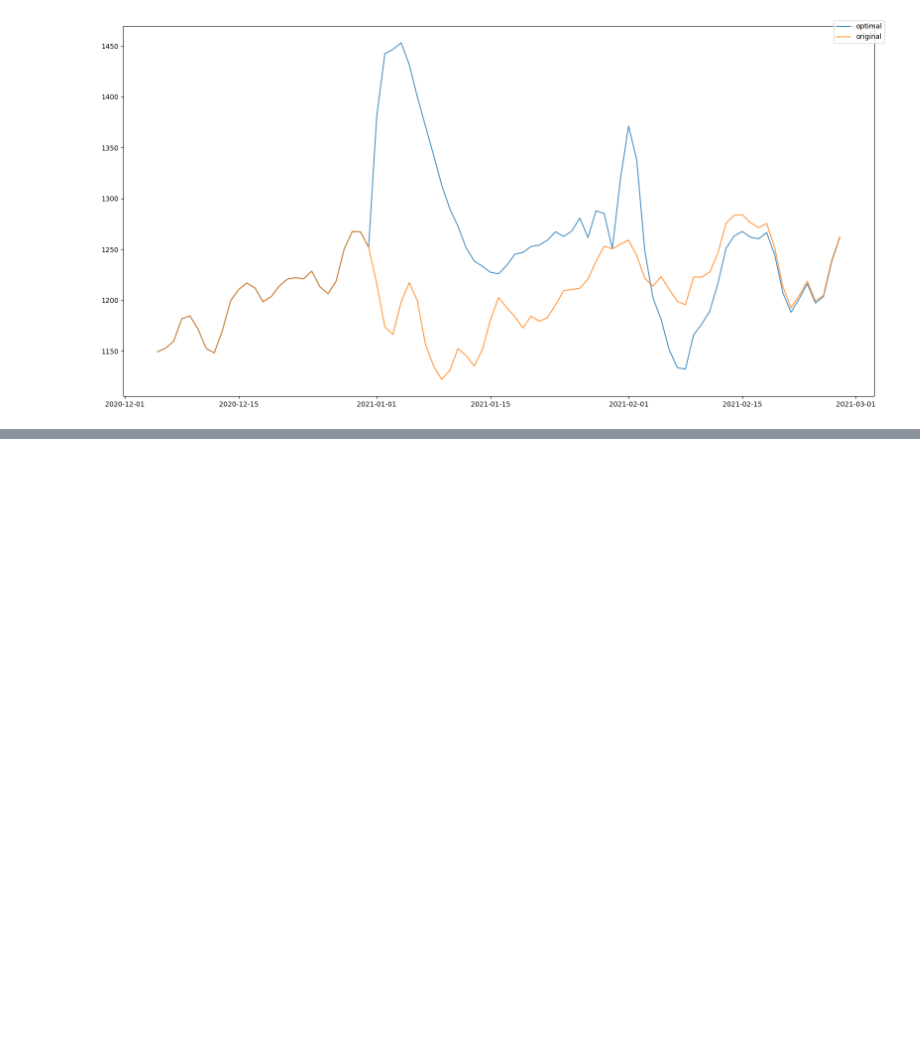
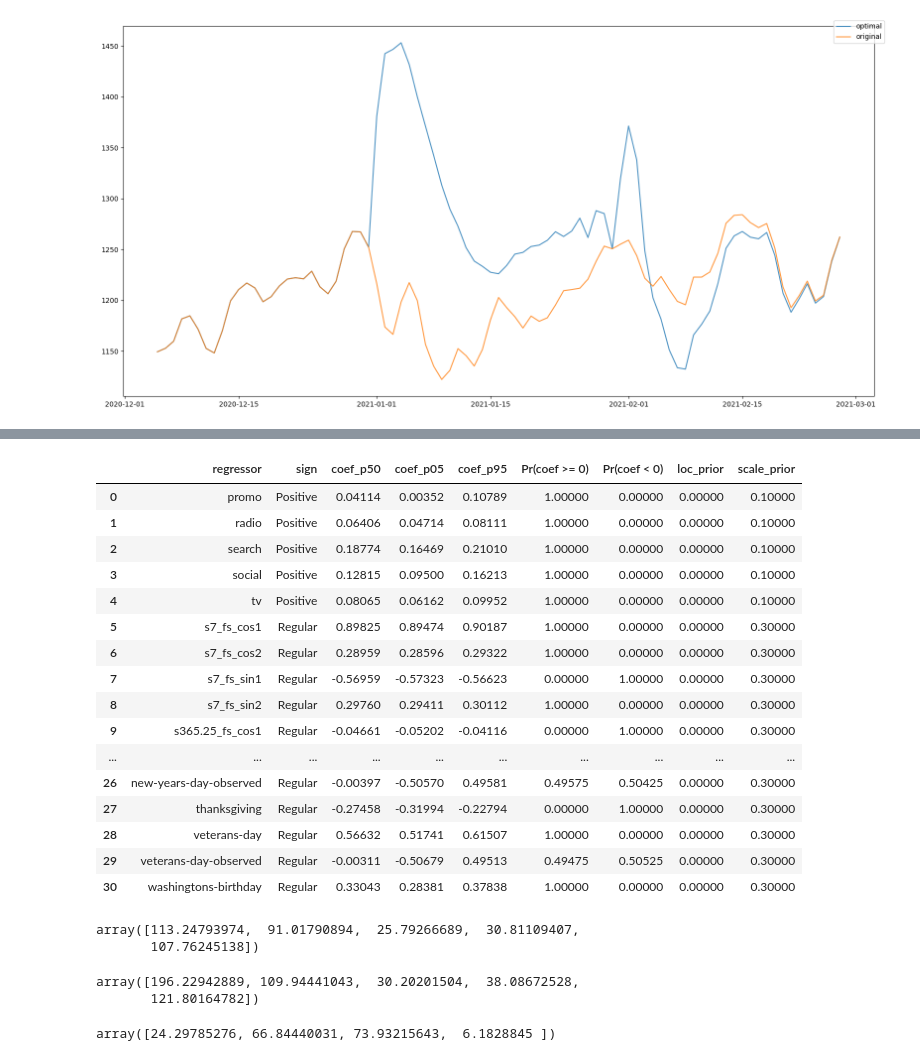
Before and after one commit to edwinnglabs/karpiu, a Jupyter notebook: docs/examples/target_max.ipynb, the cells around one changed output, grey strips where cells are left out. Drawn from its saved outputs; the diff is of its cells as text; code cells hidden in the pictures; blank space fills up the shorter version.

```diff
--- a/docs/examples/target_max.ipynb
+++ b/docs/examples/target_max.ipynb
@@ -159,0 +459,34 @@ assert total_optim_pred > total_init_pred
+# %%
+mmm.get_regression_summary()
+# %% [output]
+|  | regressor | sign | coef_p50 | coef_p05 | coef_p95 | Pr(coef >= 0) | Pr(coef < 0) | loc_prior | scale_prior |
+| 0 | promo | Positive | 0.04114 | 0.00352 | 0.10789 | 1.00000 | 0.00000 | 0.00000 | 0.10000 |
+| 1 | radio | Positive | 0.06406 | 0.04714 | 0.08111 | 1.00000 | 0.00000 | 0.00000 | 0.10000 |
+| 2 | search | Positive | 0.18774 | 0.16469 | 0.21010 | 1.00000 | 0.00000 | 0.00000 | 0.10000 |
+| 3 | social | Positive | 0.12815 | 0.09500 | 0.16213 | 1.00000 | 0.00000 | 0.00000 | 0.10000 |
+| 4 | tv | Positive | 0.08065 | 0.06162 | 0.09952 | 1.00000 | 0.00000 | 0.00000 | 0.10000 |
+| 5 | s7_fs_cos1 | Regular | 0.89825 | 0.89474 | 0.90187 | 1.00000 | 0.00000 | 0.00000 | 0.30000 |
+| 6 | s7_fs_cos2 | Regular | 0.28959 | 0.28596 | 0.29322 | 1.00000 | 0.00000 | 0.00000 | 0.30000 |
+| 7 | s7_fs_sin1 | Regular | -0.56959 | -0.57323 | -0.56623 | 0.00000 | 1.00000 | 0.00000 | 0.30000 |
+| 8 | s7_fs_sin2 | Regular | 0.29760 | 0.29411 | 0.30112 | 1.00000 | 0.00000 | 0.00000 | 0.30000 |
+| 9 | s365.25_fs_cos1 | Regular | -0.04661 | -0.05202 | -0.04116 | 0.00000 | 1.00000 | 0.00000 | 0.30000 |
+| ... | ... | ... | ... | ... | ... | ... | ... | ... | ... |
+| 26 | new-years-day-observed | Regular | -0.00397 | -0.50570 | 0.49581 | 0.49575 | 0.50425 | 0.00000 | 0.30000 |
+| 27 | thanksgiving | Regular | -0.27458 | -0.31994 | -0.22794 | 0.00000 | 1.00000 | 0.00000 | 0.30000 |
+| 28 | veterans-day | Regular | 0.56632 | 0.51741 | 0.61507 | 1.00000 | 0.00000 | 0.00000 | 0.30000 |
+| 29 | veterans-day-observed | Regular | -0.00311 | -0.50679 | 0.49513 | 0.49475 | 0.50525 | 0.00000 | 0.30000 |
+| 30 | washingtons-birthday | Regular | 0.33043 | 0.28381 | 0.37838 | 1.00000 | 0.00000 | 0.00000 | 0.30000 |
+# %%
+pre_mc
+# %% [output]
+array([113.24793974,  91.01790894,  25.79266689,  30.81109407,
+       107.76245138])
+# %%
+pre_ac
+# %% [output]
+array([196.22942889, 109.94441043,  30.20201504,  38.08672528,
+       121.80164782])
+# %%
+post_ac
+# %% [output]
+array([24.29785276, 66.84440031, 73.93215643,  6.1828845 ])
```
Also changed, not shown: parts of 26 cells of this notebook, 11 other files.
